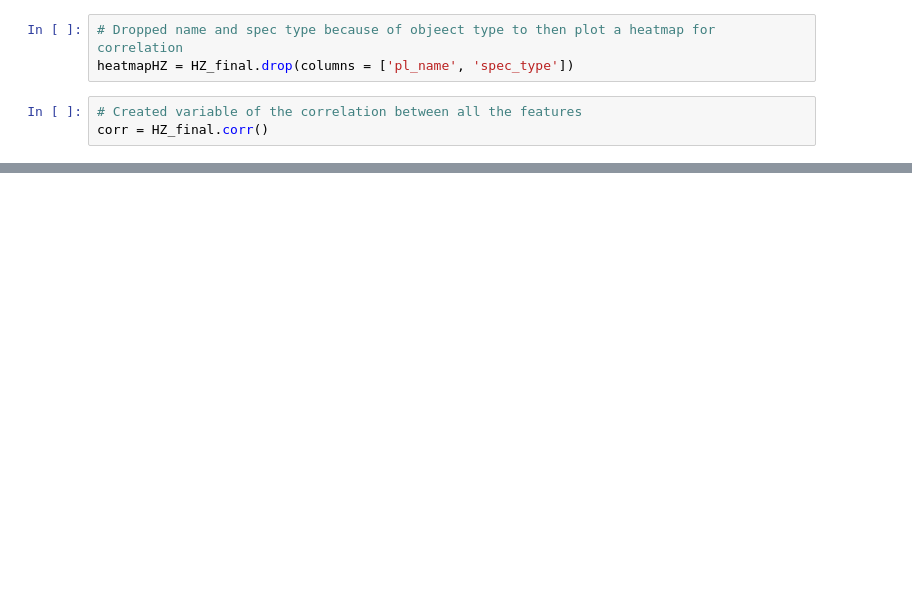
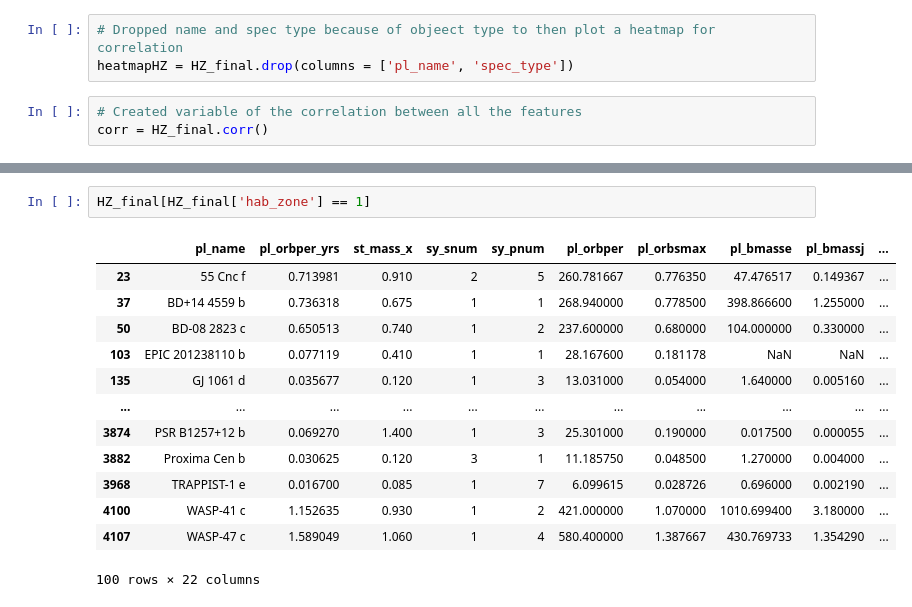
Before and after one commit to Astroraf/habitable_zone, a Jupyter notebook: notes:data/notebooks/EDA.ipynb, the cells around one changed output, grey strips where cells are left out. Saved outputs shown, nothing was run; the diff lists cells and outputs as text; blank space fills up the shorter version.

```diff
--- a/notes:data/notebooks/EDA.ipynb
+++ b/notes:data/notebooks/EDA.ipynb
@@ -167 +167,17 @@ plt.savefig('RA_DEC_map.png')
 <Figure size 432x288 with 0 Axes>
+# %%
+HZ_final[HZ_final['hab_zone'] == 1]
+# %% [output]
+|  | pl_name | pl_orbper_yrs | st_mass_x | sy_snum | sy_pnum | pl_orbper | pl_orbsmax | pl_bmasse | pl_bmassj | ... |
+| 23 | 55 Cnc f | 0.713981 | 0.910 | 2 | 5 | 260.781667 | 0.776350 | 47.476517 | 0.149367 | ... |
+| 37 | BD+14 4559 b | 0.736318 | 0.675 | 1 | 1 | 268.940000 | 0.778500 | 398.866600 | 1.255000 | ... |
+| 50 | BD-08 2823 c | 0.650513 | 0.740 | 1 | 2 | 237.600000 | 0.680000 | 104.000000 | 0.330000 | ... |
+| 103 | EPIC 201238110 b | 0.077119 | 0.410 | 1 | 1 | 28.167600 | 0.181178 | NaN | NaN | ... |
+| 135 | GJ 1061 d | 0.035677 | 0.120 | 1 | 3 | 13.031000 | 0.054000 | 1.640000 | 0.005160 | ... |
+| ... | ... | ... | ... | ... | ... | ... | ... | ... | ... | ... |
+| 3874 | PSR B1257+12 b | 0.069270 | 1.400 | 1 | 3 | 25.301000 | 0.190000 | 0.017500 | 0.000055 | ... |
+| 3882 | Proxima Cen b | 0.030625 | 0.120 | 3 | 1 | 11.185750 | 0.048500 | 1.270000 | 0.004000 | ... |
+| 3968 | TRAPPIST-1 e | 0.016700 | 0.085 | 1 | 7 | 6.099615 | 0.028726 | 0.696000 | 0.002190 | ... |
+| 4100 | WASP-41 c | 1.152635 | 0.930 | 1 | 2 | 421.000000 | 1.070000 | 1010.699400 | 3.180000 | ... |
+| 4107 | WASP-47 c | 1.589049 | 1.060 | 1 | 4 | 580.400000 | 1.387667 | 430.769733 | 1.354290 | ... |
+100 rows × 22 columns
```
Also changed, not shown: parts of 11 cells of this notebook, 6 other files.
